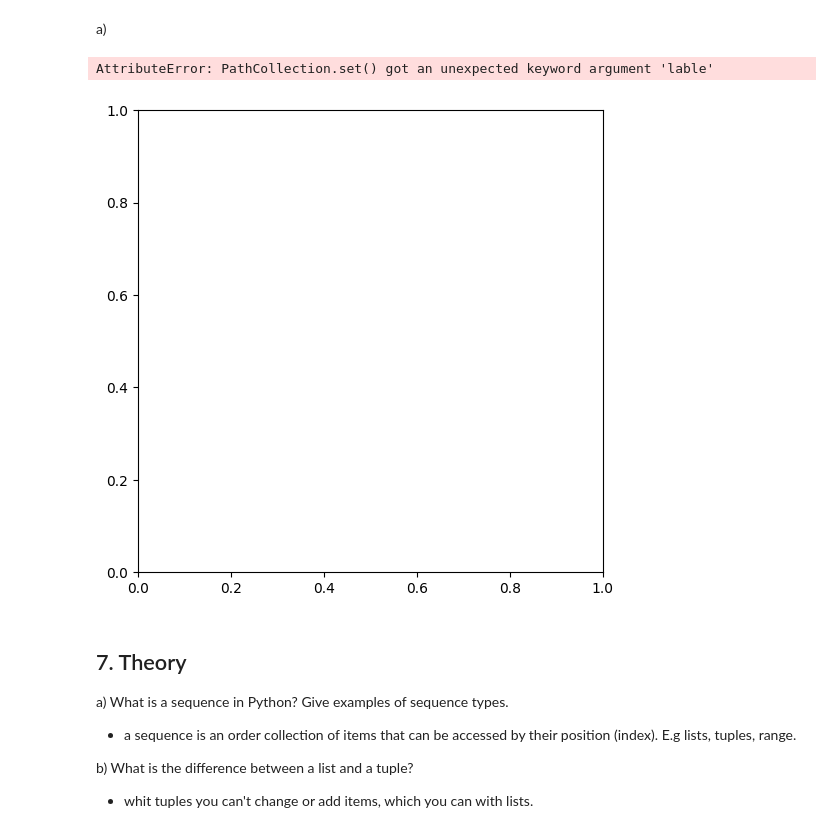
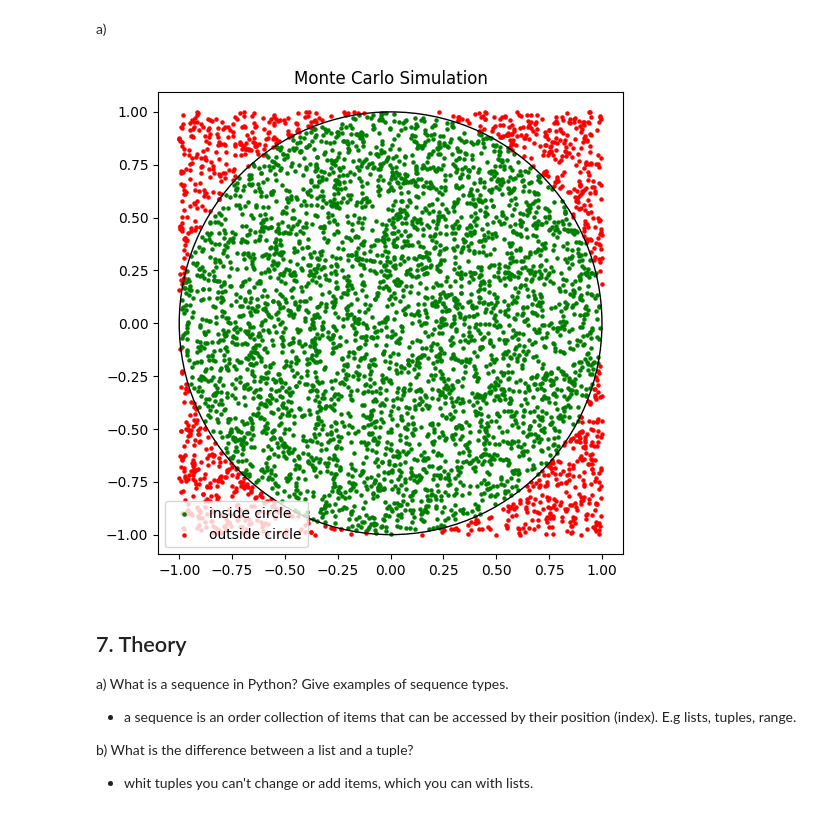
Before and after one commit to LisaYllander92/Python_DE25_Lisa_Yllander, a Jupyter notebook: exercises/03_sequences.ipynb, the cells around one changed output. Saved outputs shown, nothing was run; the diff lists cells and outputs as text; code cells hidden in the pictures.

```diff
--- a/exercises/03_sequences.ipynb
+++ b/exercises/03_sequences.ipynb
@@ -273,33 +273,51 @@ a)
 # %%
 import numpy as np
 import matplotlib.pyplot as plt
 import random as rnd
 
-x = np.random.uniform(-1, 1, 5000) #uniform() method returns a random floating number (both incluted)
-y = np.random.uniform(-1, 1, 5000) #simulate 5000 random points between -1 and 1
-#calculate teh euclidean distance d = x^2 + y^2
+#1. simulate 5000 random points
+# x and y are arrays of length 5000 representing the coordinates of each point in 2D space
+n = 5000
+x = np.random.uniform(-1, 1, n) #uniform() method returns a random floating number (both incluted)
+y = np.random.uniform(-1, 1, n) #simulate 5000 random points between -1 and 1
+
+#2. compute squared eculidean distace
 d = x**2 + y**2
 
-#create point for inside and outside the circle
+#3. Create boolean masks
+# inside is an array of True/False values, True where the point is inside the circle.
+# outside is the opposite (points outside or exactly on the circle).
 inside = d < 1
-outside = d > 1
+outside = d >= 1
 
-#plot
-plt.figure(figsize = (6,6))
-plt.scatter(x[inside], y[inside], color = "green", s = 5, lable = "d < 2 (inside)")
-plt.scatter(x[outside], y[outside], color = "white", s = 5, lable = "d > 1 (outside)")
+#store points in a list of tuples
+#Loops over all indices i from 0 to 4999.
+#Creates a tuple (x[i], y[i]) for each point.
+#Stores all points in a Python list called point_list.
+point_list = []
+for i in range(n):
+    point_list.append((x[i], y[i])) #stores all points, can also filter if needed
 
-#draw a circle for clearaty
-circle = plt.Circle(0,0, 1, color = "black", fill = "False")
+#5. plot points
+# plt.scatter() plots point at given (x,y) coordinates
+#s=5 size of points
+plt.figure(figsize = (6,6)) #sets the plot size to 6x6 inches
+plt.scatter(x[inside], y[inside], color = "green", s = 5, label = "inside circle")
+plt.scatter(x[outside], y[outside], color = "red", s = 5, label = "outside circle")
+
+# draw unit circle
+#plt.Circle((0,0), 1) --> a circle at orgin whit radius 1
+#fill = False --> just the outline, not filled
+# plt.gca().add_patch(circle) --> add the circle to the current plot
+circle = plt.Circle((0,0), 1, color = "black", fill = False)
 plt.gca().add_patch(circle)
 
-plt.axis("equal")
-plt.legend()
-plt.titel("Monte Carlo simulation")
+plt.axis("equal") #ensures x and y axes use the same scale
+plt.legend() #shows the leggend for green/red points
+plt.title("Monte Carlo Simulation")
 plt.show()
 # %% [output]
-AttributeError: PathCollection.set() got an unexpected keyword argument 'lable'
-[figure, old version]
+[figure, new version]
 # %% [markdown]
 ## 7. Theory
 
```
Also changed, not shown: 5 other files.
